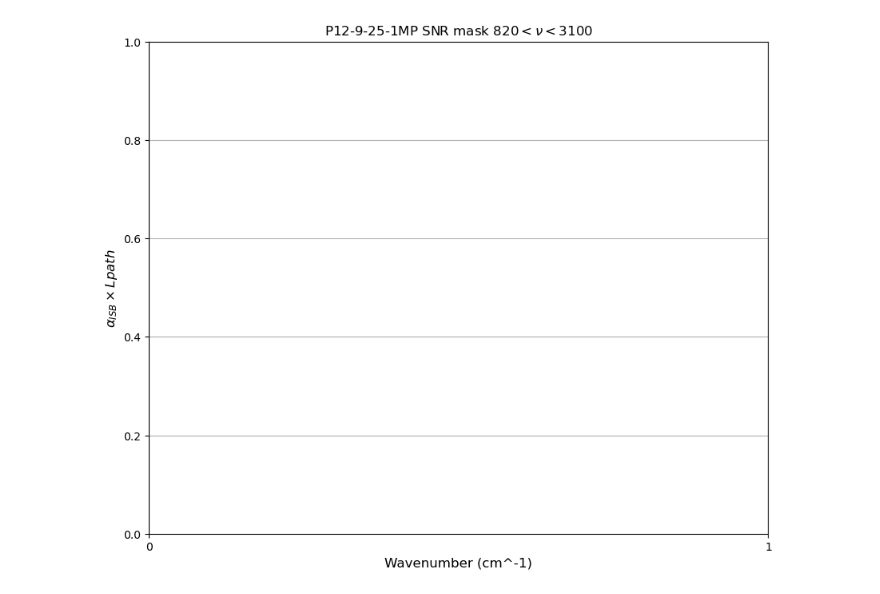
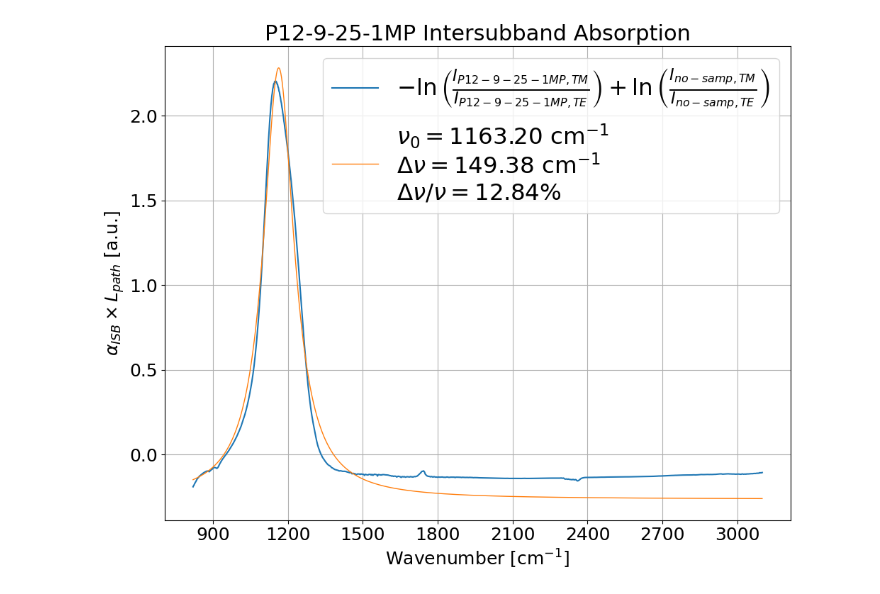
Before and after one commit to sherpsss/FTIR, a Jupyter notebook: 20260203_P12-9-25-1/P12-9-25-1-analysis.ipynb, the cells around one changed output. Cells and saved outputs as stored; diff of their text form; code cells hidden in the pictures.

Commit message:
plot functions as part of classes

```diff
--- a/20260203_P12-9-25-1/P12-9-25-1-analysis.ipynb
+++ b/20260203_P12-9-25-1/P12-9-25-1-analysis.ipynb
@@ -29,12 +13,16 @@ bg_dir = base_dir
 # %%
-tm_file = os.path.join(base_dir, sample_name+ '-P0deg' + '.CSV')
-te_file = os.path.join(base_dir, sample_name+ '-P90deg' + '.CSV')
+samp_meas = MultipassMeas(
+    TEfile    = os.path.join(base_dir, sample_name + '-P90deg.CSV'),
+    TMfile    = os.path.join(base_dir, sample_name + '-P0deg.CSV'),
+    name      = sample_name,
+    nuextrema = [numin, numax],
+)
 
-samp_meas = build_MP(te_file,tm_file,sample_name,nuextrema=[numin,numax])
-
-tm_bg_file = os.path.join(bg_dir,'P0deg_' + 'bg_realigned' + '.CSV')
-te_bg_file = os.path.join(bg_dir, 'P90deg_' + 'bg_realigned' + '.CSV')
-
-bg_meas = build_MP(te_bg_file,tm_bg_file,'no_samp',nuextrema=[numin,numax])
+bg_meas = MultipassMeas(
+    TEfile    = os.path.join(bg_dir, 'P90deg_bg_realigned.CSV'),
+    TMfile    = os.path.join(bg_dir, 'P0deg_bg_realigned.CSV'),
+    name      = 'no-samp',
+    nuextrema = [numin, numax],
+)
 # %%
 fig, axs = plt.subplots(1, 3, figsize=(14, 8))
@@ -100,10 +63,29 @@ plt.savefig(save_title)
 # %%
-fig_fits, axs_fits = plt.subplots(figsize=(10, 8))
-axs_fits.set_xlabel('Wavenumber (cm^-1)',fontsize=12)
-axs_fits.set_ylabel(r"$\alpha_{ISB} \times L{path} $",fontsize=12)
-fit_plot_title = sample_name + " SNR mask " + str(numin) + r"$ < \nu < $" + str(numax)
-axs_fits.set_title(fit_plot_title)
+fig_fits, axs_fits = plt.subplots(figsize=(12, 8))
+base_title = sample_name + ' Intersubband Absorption'
+base_font_size = 18
+title_fontsize = 22
+axs_fits.set_title(base_title, fontsize=title_fontsize)
+axs_fits.set_xlabel(r'Wavenumber [$\text{cm}^{-1}$]', fontsize=base_font_size)
+axs_fits.set_ylabel(r'$\alpha_{ISB} \times L_{path}$ [a.u.]', fontsize=base_font_size)
+axs_fits.tick_params(axis='both', which='major', labelsize=base_font_size)
 axs_fits.grid()
 axs_fits.xaxis.set_major_locator(MaxNLocator(integer=True))
+samp_meas.plot_alpha_ISB(bg_meas, axs_fits)
+
+# Single Lorentzian fit
+result = samp_meas.fit_lorentz(
+    nu_range    = [1060, 1670],
+    nu0_guess   = 1100,
+    kappa_guess = 65,
+    background  = bg_meas,
+)
+samp_meas.plot_fit(result, axs_fits)
+
+axs_fits.legend(prop={'size': base_font_size*1.3})
+# axs_fits.
+plt.tight_layout()
+# plt.savefig(os.path.join(base_dir, sample_name + '_alpha_ISB.svg'))
+# plt.show()
 # %% [output]
-[figure, old version]
+[figure, new version]
```
Also changed, not shown: parts of 4 cells of this notebook, 2 other files.
